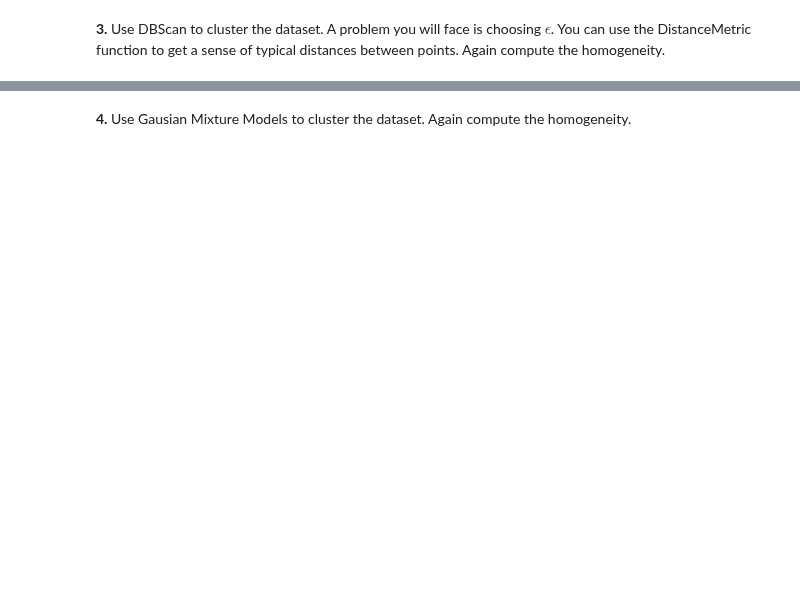
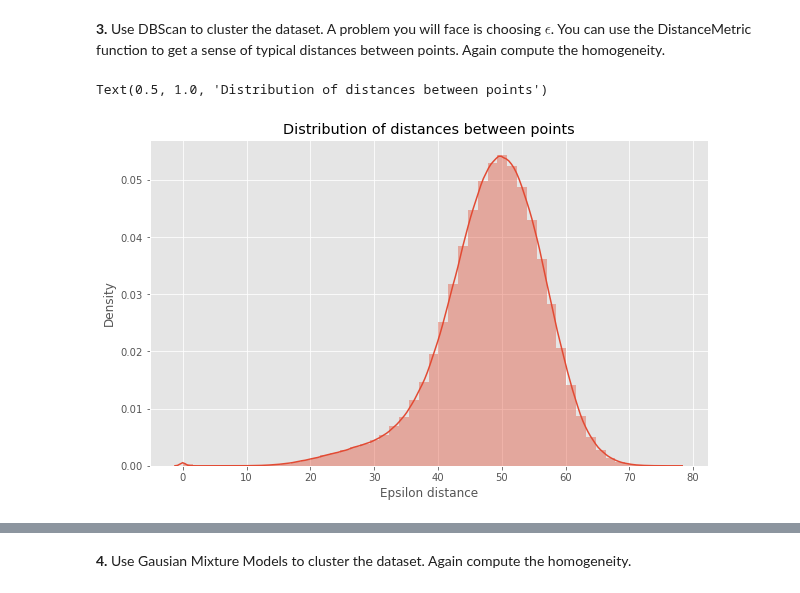
Before and after one commit to sashaaKr/master-of-science, a Jupyter notebook: semester_2/Advanced_Topics_in_Machine_Learning/assignment_3/HW3 - Unsupervised ML_sasha.ipynb, the cells around one changed output, grey strips where cells are left out. Drawn from its saved outputs; the diff is of its cells as text; code cells hidden in the pictures; blank space fills up the shorter version.

```diff
--- a/semester_2/Advanced_Topics_in_Machine_Learning/assignment_3/HW3 - Unsupervised ML_sasha.ipynb
+++ b/semester_2/Advanced_Topics_in_Machine_Learning/assignment_3/HW3 - Unsupervised ML_sasha.ipynb
@@ -151,6 +153,15 @@ homogenity_scores_df
 | single | 0.00505635651691705226 |
 # %% [markdown]
 **3.** Use DBScan to cluster the dataset. A problem you will face is choosing $\epsilon$. You can use the DistanceMetric function to get a sense of typical distances between points.  Again compute the homogeneity.
+# %%
+dist = DistanceMetric.get_metric('euclidean')
+distances = dist.pairwise(X)
+sns.distplot(distances, hist=True, kde=True)
+plt.xlabel('Epsilon distance')
+plt.title("Distribution of distances between points")
+# %% [output]
+Text(0.5, 1.0, 'Distribution of distances between points')
+[figure, added]
 # %%
 dbscan = DBSCAN()
 dbscan.fit_predict(X)
```
Also changed, not shown: parts of 12 cells of this notebook.
